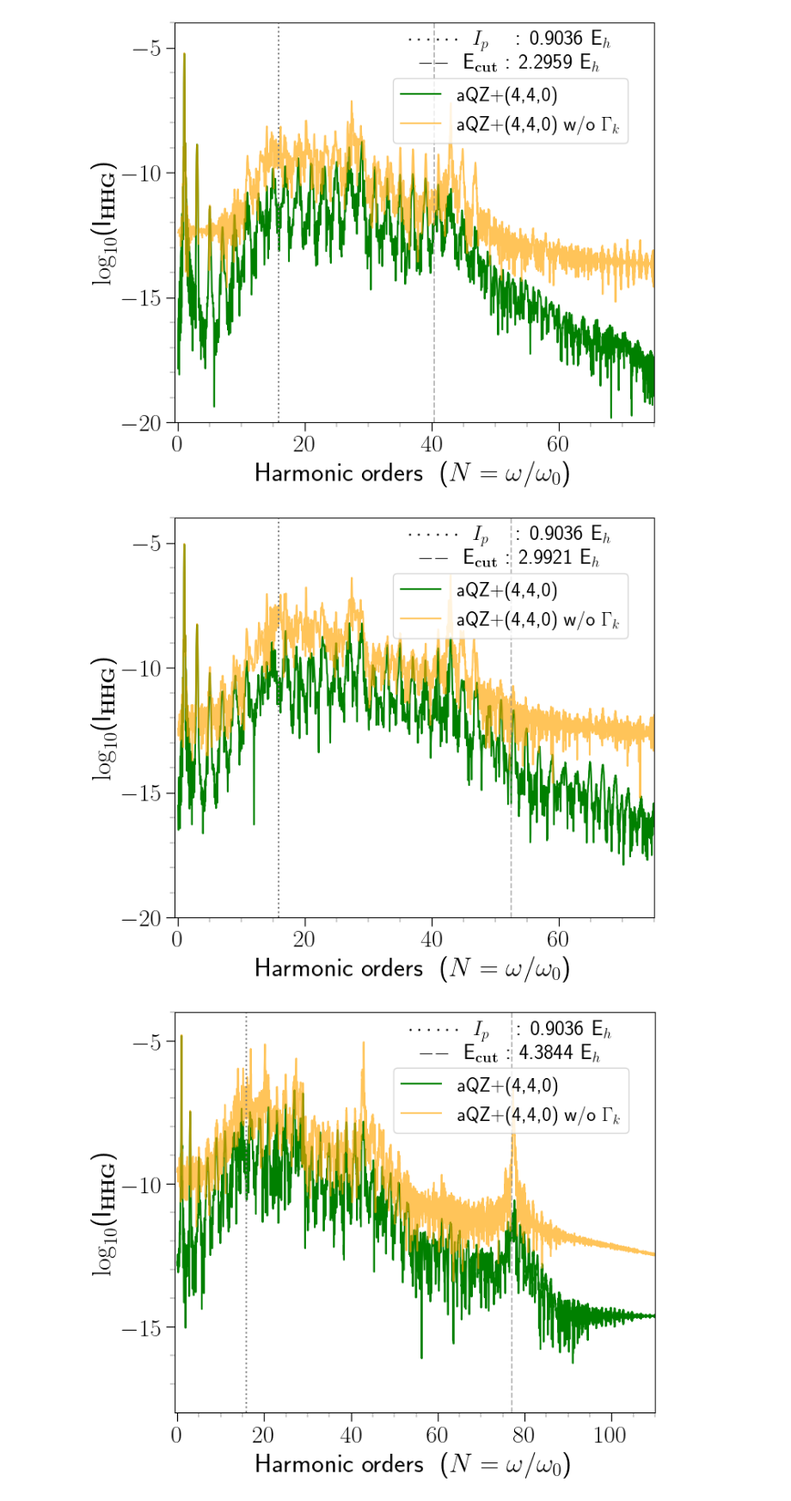
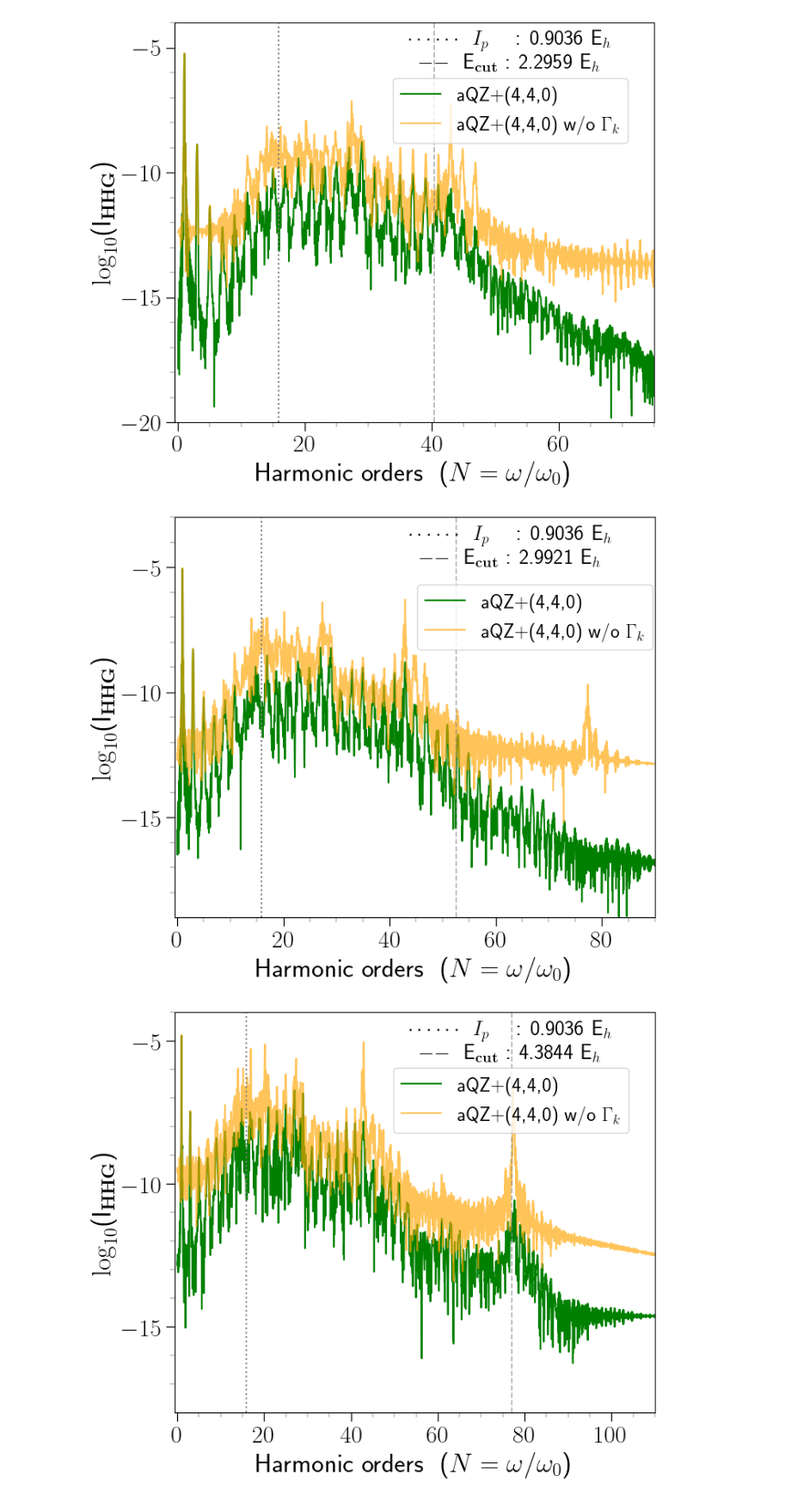
Before and after one commit to vijaymocherla/si_hhg_gaussian_basissets, a Jupyter notebook: notebooks/helium_lifetime_comp.ipynb, the cells around one changed output. Shown: that part at 86% size. Saved outputs shown, nothing was run; the diff lists cells and outputs as text; code cells hidden in the pictures.

Commit message:
updated lifetime comparisions

```diff
--- a/notebooks/helium_lifetime_comp.ipynb
+++ b/notebooks/helium_lifetime_comp.ipynb
@@ -44,11 +44,12 @@ plot_comp_lifetimes(jobs,pulse,labels, ylim=[-20,-4],xlim=[-0.5,75],plot_label='
 # %%
 pulse = 'zs_3E14_54fs_800nm'
 jobs = ['he_aqz_440_cis_crt']*2
 method = 'rk4'
 labels = ['aQZ+(4,4,0)']
-plot_comp_lifetimes(jobs,pulse,labels, ylim=[-20,-4],xlim=[-0.5,75],plot_label='aqz_440_ltcomp',colors=['green'],subcolors=['orange'],legend_pos=[0.7,.78], figsize=(7.64,6.4))
+plot_comp_lifetimes(jobs,pulse,labels, ylim=[-19,-3],xlim=[-0.4,90], plot_label='aqz_440_ltcomp',
+                    colors=['green'],subcolors=['orange'],legend_pos=[0.75,.75], figsize=(7.64,6.4))
 # %% [output]
-[figure, old version]
+[figure, new version]
 # %%
 pulse = 'zs_5E14_54fs_800nm'
 jobs = ['he_aqz_440_cis_crt']*2
```
